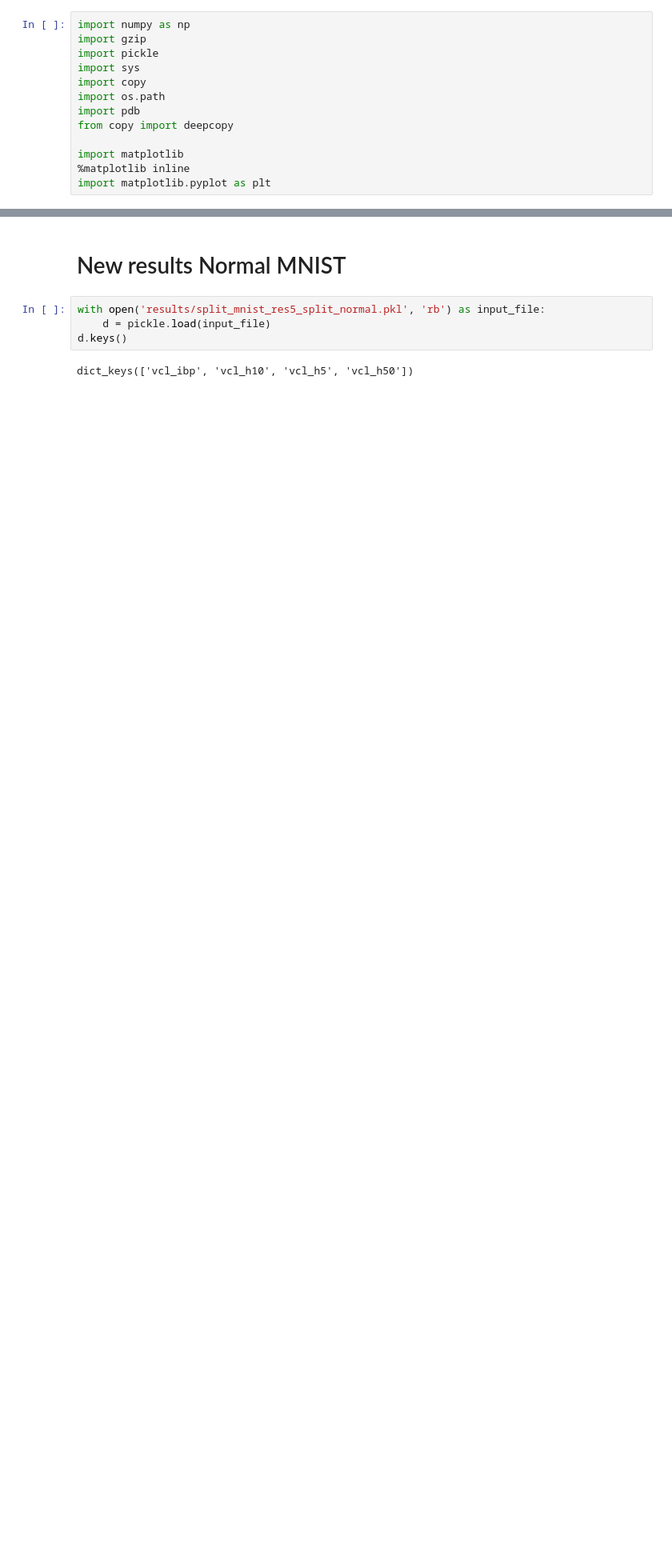
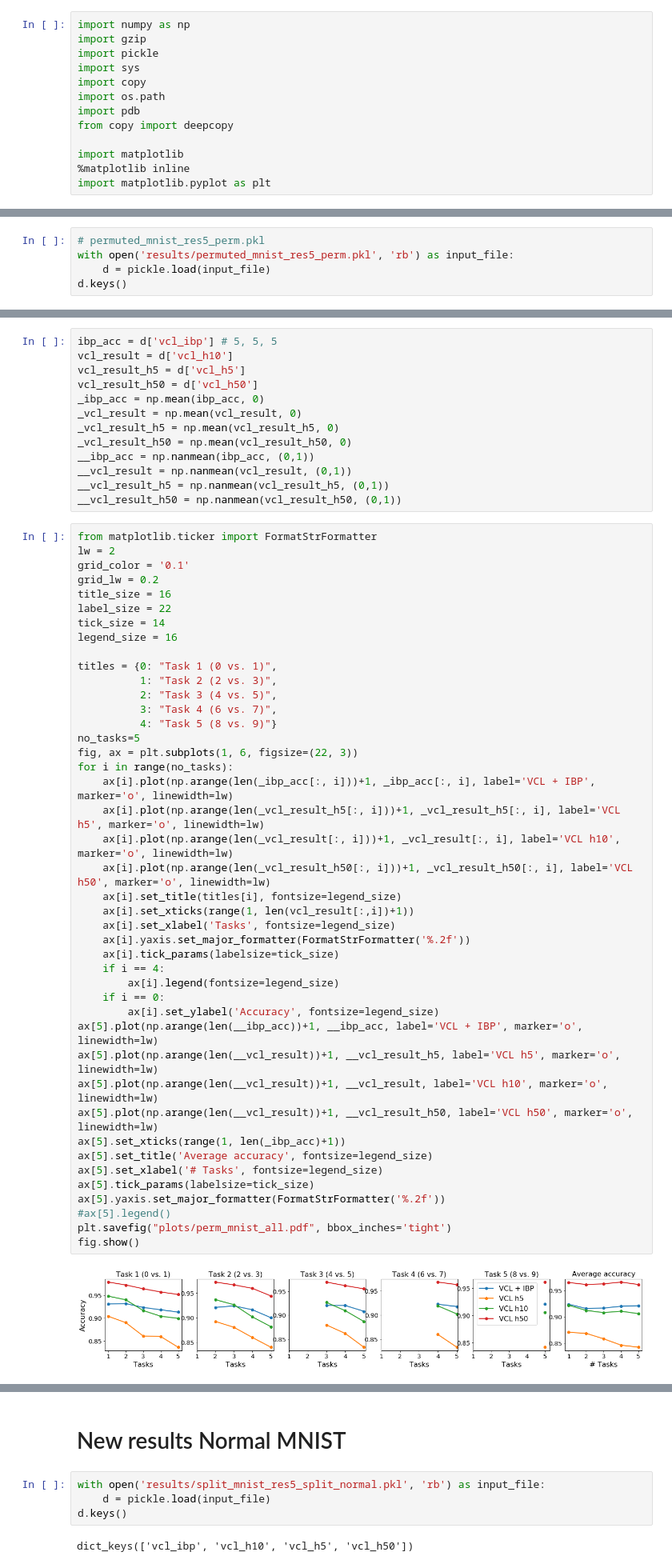
Before and after one commit to skezle/IBP_BNN, a Jupyter notebook: ddm/vcl_results_plot.ipynb, the cells around one changed output, grey strips where cells are left out. Shown at 80% size. Saved outputs shown, nothing was run; the diff lists cells and outputs as text; blank space fills up the shorter version.

Commit message:
adds permuted mnist results

```diff
--- a/ddm/vcl_results_plot.ipynb
+++ b/ddm/vcl_results_plot.ipynb
@@ -13,0 +16,5 @@ import matplotlib.pyplot as plt
+# %%
+# permuted_mnist_res5_perm.pkl
+with open('results/permuted_mnist_res5_perm.pkl', 'rb') as input_file:
+    d = pickle.load(input_file)
+d.keys()
@@ -13,0 +23,58 @@ import matplotlib.pyplot as plt
+# %%
+ibp_acc = d['vcl_ibp'] # 5, 5, 5
+vcl_result = d['vcl_h10']
+vcl_result_h5 = d['vcl_h5']
+vcl_result_h50 = d['vcl_h50']
+_ibp_acc = np.mean(ibp_acc, 0)
+_vcl_result = np.mean(vcl_result, 0)
+_vcl_result_h5 = np.mean(vcl_result_h5, 0)
+_vcl_result_h50 = np.mean(vcl_result_h50, 0)
+__ibp_acc = np.nanmean(ibp_acc, (0,1))
+__vcl_result = np.nanmean(vcl_result, (0,1))
+__vcl_result_h5 = np.nanmean(vcl_result_h5, (0,1))
+__vcl_result_h50 = np.nanmean(vcl_result_h50, (0,1))
+# %%
+from matplotlib.ticker import FormatStrFormatter
+lw = 2
+grid_color = '0.1'
+grid_lw = 0.2
+title_size = 16
+label_size = 22
+tick_size = 14
+legend_size = 16
+
+titles = {0: "Task 1 (0 vs. 1)",
+          1: "Task 2 (2 vs. 3)",
+          2: "Task 3 (4 vs. 5)",
+          3: "Task 4 (6 vs. 7)",
+          4: "Task 5 (8 vs. 9)"}
+no_tasks=5
+fig, ax = plt.subplots(1, 6, figsize=(22, 3))
+for i in range(no_tasks):
+    ax[i].plot(np.arange(len(_ibp_acc[:, i]))+1, _ibp_acc[:, i], label='VCL + IBP', marker='o', linewidth=lw)
+    ax[i].plot(np.arange(len(_vcl_result_h5[:, i]))+1, _vcl_result_h5[:, i], label='VCL h5', marker='o', linewidth=lw)
+    ax[i].plot(np.arange(len(_vcl_result[:, i]))+1, _vcl_result[:, i], label='VCL h10', marker='o', linewidth=lw)
+    ax[i].plot(np.arange(len(_vcl_result_h50[:, i]))+1, _vcl_result_h50[:, i], label='VCL h50', marker='o', linewidth=lw)
+    ax[i].set_title(titles[i], fontsize=legend_size)
+    ax[i].set_xticks(range(1, len(vcl_result[:,i])+1))
+    ax[i].set_xlabel('Tasks', fontsize=legend_size)
+    ax[i].yaxis.set_major_formatter(FormatStrFormatter('%.2f'))
+    ax[i].tick_params(labelsize=tick_size)
+    if i == 4:
+        ax[i].legend(fontsize=legend_size)
+    if i == 0:
+        ax[i].set_ylabel('Accuracy', fontsize=legend_size)
+ax[5].plot(np.arange(len(__ibp_acc))+1, __ibp_acc, label='VCL + IBP', marker='o', linewidth=lw)
+ax[5].plot(np.arange(len(__vcl_result))+1, __vcl_result_h5, label='VCL h5', marker='o', linewidth=lw)
+ax[5].plot(np.arange(len(__vcl_result))+1, __vcl_result, label='VCL h10', marker='o', linewidth=lw)
+ax[5].plot(np.arange(len(__vcl_result))+1, __vcl_result_h50, label='VCL h50', marker='o', linewidth=lw)
+ax[5].set_xticks(range(1, len(_ibp_acc)+1))
+ax[5].set_title('Average accuracy', fontsize=legend_size)
+ax[5].set_xlabel('# Tasks', fontsize=legend_size)
+ax[5].tick_params(labelsize=tick_size)
+ax[5].yaxis.set_major_formatter(FormatStrFormatter('%.2f'))
+#ax[5].legend()
+plt.savefig("plots/perm_mnist_all.pdf", bbox_inches='tight')
+fig.show()
+# %% [output]
+[figure, added]
```
Also changed, not shown: parts of 3 cells of this notebook, 1 other file.
